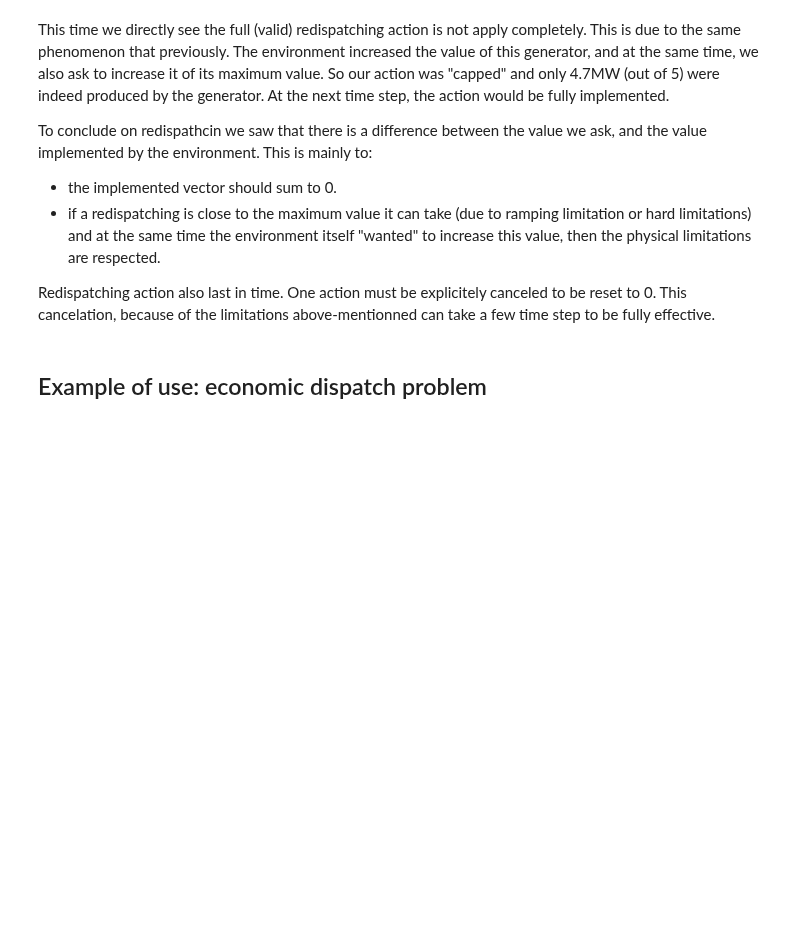
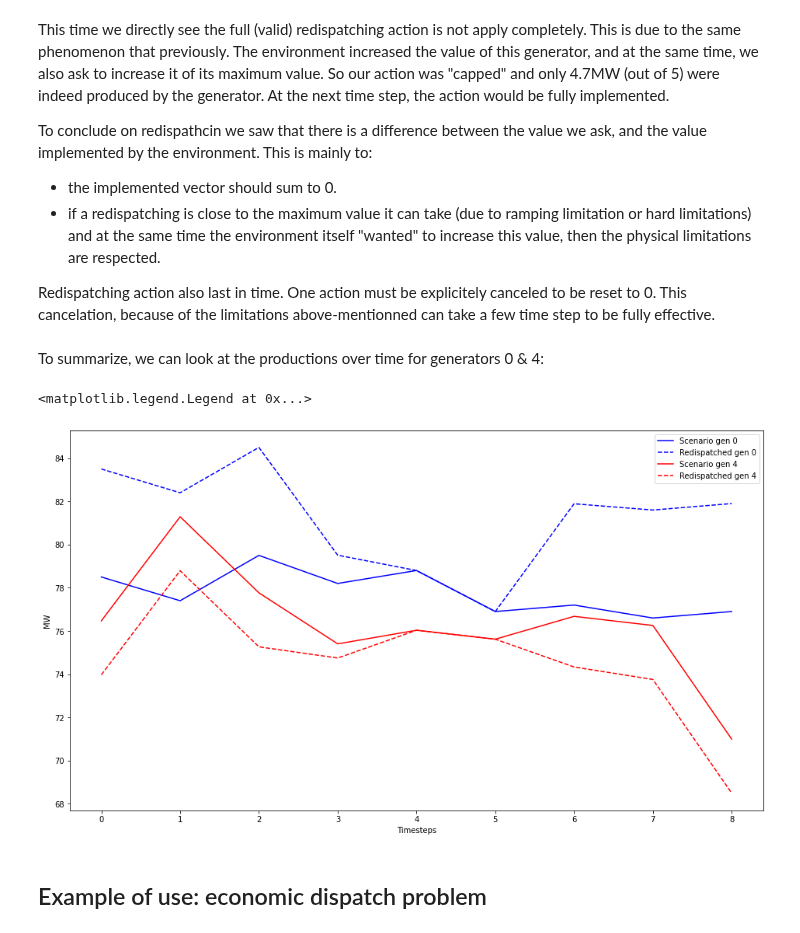
Before and after one commit to Grid2op/grid2op, a Jupyter notebook: getting_started/5_RedispathingAgent.ipynb, the cells around one changed output. Cells and saved outputs as stored; diff of their text form; code cells hidden in the pictures; blank space fills up the shorter version.

```diff
--- a/getting_started/5_RedispathingAgent.ipynb
+++ b/getting_started/5_RedispathingAgent.ipynb
@@ -182,10 +205,12 @@ As we see in the cell above, there are still a residual on the dispatch. This is
 
 That is why we can see a small part of the dispatch left. If we wait another timestep and do nothing, the generator will likely be in order.
 # %%
-obs, reward, done, info = env.step(donothing)
-print(obs.actual_dispatch)
-obs, reward, done, info = env.step(donothing)
-print(obs.actual_dispatch)
+obs4, reward, done, info = env.step(donothing)
+print(obs4.actual_dispatch)
+observed.append(obs4)
+obs5, reward, done, info = env.step(donothing)
+print(obs5.actual_dispatch)
+observed.append(obs5)
 # %% [output]
 [0. 0. 0. 0. 0.]
 [0. 0. 0. 0. 0.]
@@ -194,6 +219,13 @@ Now everything is set up as it should be. The system is back to its original sta
 # %%
 act = env.action_space({"redispatch": [(0,+5)]})
 # act = env.action_space({"redispatch": [(0,0)]})
-obs, reward, done, info = env.step(act)
-obs.actual_dispatch
+obs6, reward, done, info = env.step(act)
+print(obs6.actual_dispatch)
+observed.append(obs6)
+obs7, reward, done, info = env.step(donothing)
+print(obs7.actual_dispatch)
+observed.append(obs7)
+obs8, reward, done, info = env.step(donothing)
+print(obs8.actual_dispatch)
+observed.append(obs8)
 # %% [output]
@@ -208,6 +241,29 @@ To conclude on redispathcin we saw that there is a difference between the value
 - if a redispatching is close to the maximum value it can take (due to ramping limitation or hard limitations) and at the same time the environment itself "wanted" to increase this value, then the physical limitations are respected.
 
 Redispatching action also last in time. One action must be explicitely canceled to be reset to 0. This cancelation, because of the limitations above-mentionned can take a few time step to be fully effective.
+# %% [markdown]
+To summarize, we can look at the productions over time for generators 0 & 4:
+# %%
+# Create a matplot figure
+redisp_fig = plt.figure(figsize=(16, 9))
+# X axis is the timesteps
+x_gens = np.arange(len(observed), dtype=np.int32)
+# Y axis is the production in MW
+y_scenario_p_0 = [o.prod_p[0] - o.actual_dispatch[0] for o in observed]
+y_redisp_p_0 = [o.prod_p[0] for o in observed]
+y_scenario_p_4 = [o.prod_p[4] - o.actual_dispatch[4] for o in observed]
+y_redisp_p_4 = [o.prod_p[4] for o in observed]
+# Blue lines for gen 0
+plt.plot(x_gens, y_scenario_p_0, 'b', x_gens, y_redisp_p_0, 'b--')
+# Red lines for gen 4
+plt.plot(x_gens, y_scenario_p_4, 'r', x_gens, y_redisp_p_4, 'r--')
+# Set some legend to describe what's above
+plt.ylabel('MW')
+plt.xlabel('Timesteps')
+plt.legend(labels=['Scenario gen 0', 'Redispatched gen 0', 'Scenario gen 4', 'Redispatched gen 4'])
+# %% [output]
+<matplotlib.legend.Legend at 0x...>
+[figure, added]
 # %% [markdown]
 ## Example of use: economic dispatch problem
 # %%
```
Also changed, not shown: parts of 12 cells of this notebook.
